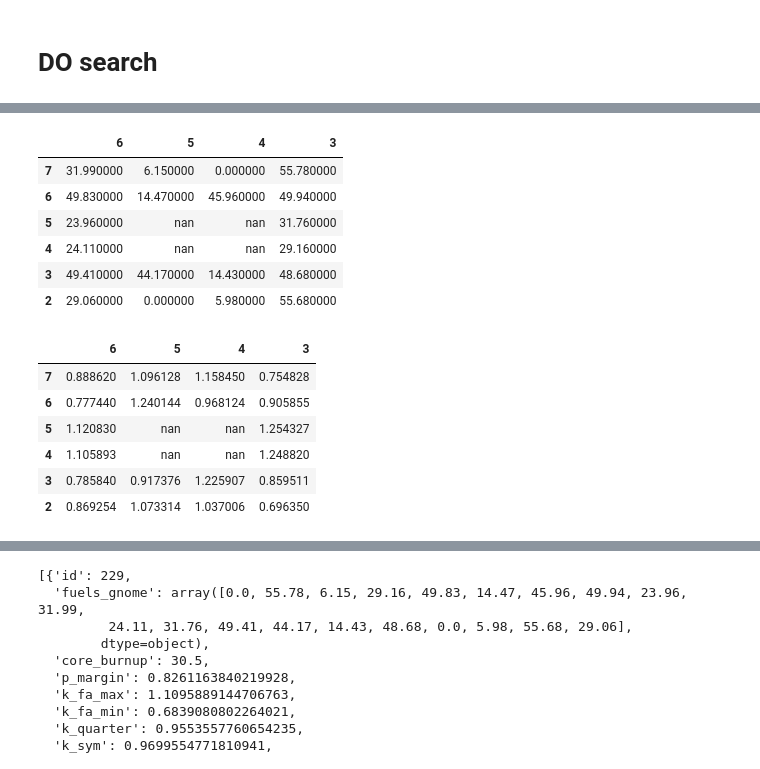
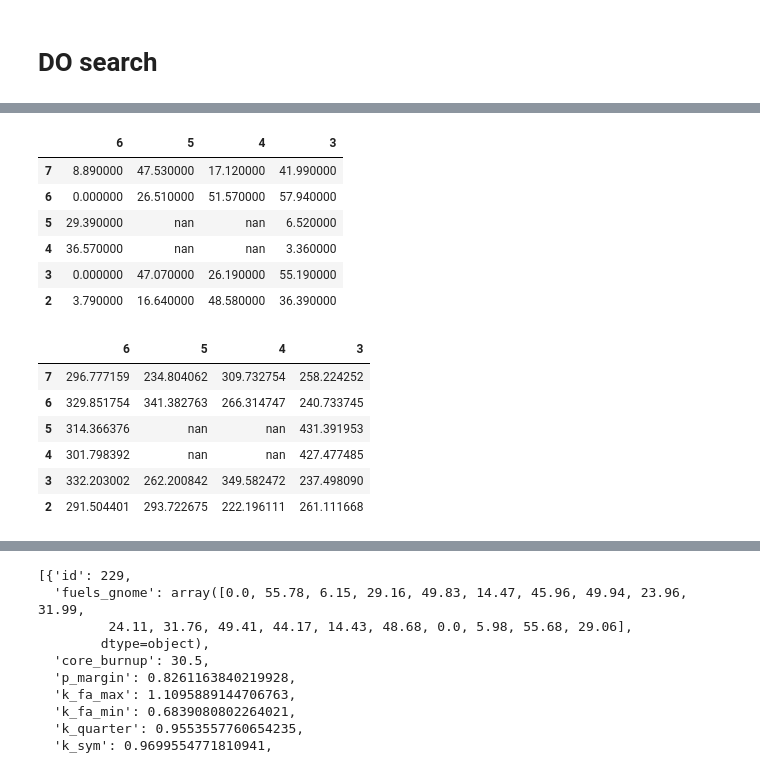
Before and after one commit to mrzlkaaa/core_ununiformity, a Jupyter notebook: main/NSGAii_1.ipynb, the cells around one changed output, grey strips where cells are left out. Saved outputs shown, nothing was run; the diff lists cells and outputs as text; code cells hidden in the pictures.

```diff
--- a/main/NSGAii_1.ipynb
+++ b/main/NSGAii_1.ipynb
@@ -49,7 +49,7 @@ df
 p_cols = dis.CORE_PARTS["percentage"]["ALL_CELLS"]
 t_cols = dis.CORE_PARTS["fuel_type"]["ALL_CELLS"]
 # %%
-ancestor_0 = df.loc[9, :]
+ancestor_0 = df.loc[5, :]
 # %%
 ancestor_0[p_cols] = [float("{:.2f}".format(i)) for i in ancestor_0[p_cols].to_numpy() ]
 # %% [output]
@@ -77,14 +80,13 @@ ga = NSGAII.no_fuel_mask(
     ancestor_0.loc[p_cols].to_numpy(),
     ancestor_0.loc[t_cols].to_numpy(),
     objective_keys = ["k_sym", "k_quarter", "k_left_right"],
-    full_symmetry = True,
-    population_size=100,
-    permutation_mutation_probability=0.3,
-    mutation_probabilty_fresh_fuel=0.5,
-    fitness_weights=weights,
+    population_size=150,
+    permutation_mutation_probability=0.0,
+    mutation_probabilty_fresh_fuel=0.4,
     workers=6
 )
 indiv = Individual(
     fuel_map=ga.fuel_map,
     dynamic_fuels_gnome_ind=ga.dynamic_fuels_gnome_ind,
+    fitness_score_code="nsgaii"
 )
@@ -120,9 +127,9 @@ True
 random.seed(42)
 trained_population = ga.search(
     generations=100,
-    population_score=0.96,
-    ind_score=0.97,
-    maxtime_limit=300
+    population_score=0.93,
+    ind_score=0.95,
+    maxtime_limit=600
 )
 trained_population
 # %% [output]
@@ -147,27 +170,27 @@ IndexError: list index out of range
 # %%
-picked = trained_population[20]["fuels_gnome"]
+picked = trained_population[0]["fuels_gnome"]
 dis.display(picked)
 # %% [output]
 |  | 6 | 5 | 4 | 3 |
-| 7 | 31.990000 | 6.150000 | 0.000000 | 55.780000 |
-| 6 | 49.830000 | 14.470000 | 45.960000 | 49.940000 |
-| 5 | 23.960000 | nan | nan | 31.760000 |
-| 4 | 24.110000 | nan | nan | 29.160000 |
-| 3 | 49.410000 | 44.170000 | 14.430000 | 48.680000 |
-| 2 | 29.060000 | 0.000000 | 5.980000 | 55.680000 |
+| 7 | 8.890000 | 47.530000 | 17.120000 | 41.990000 |
+| 6 | 0.000000 | 26.510000 | 51.570000 | 57.940000 |
+| 5 | 29.390000 | nan | nan | 6.520000 |
+| 4 | 36.570000 | nan | nan | 3.360000 |
+| 3 | 0.000000 | 47.070000 | 26.190000 | 55.190000 |
+| 2 | 3.790000 | 16.640000 | 48.580000 | 36.390000 |
 # %%
 dis.display(
         Stacking.predict(
             indiv._fuels_gnome_refactorer(indiv, np.asarray(picked)),
             nonuniformity
-    ).loc[0, :],
+    ).loc[0, :]*300,
     dt="_s"
 )
 # %% [output]
 |  | 6 | 5 | 4 | 3 |
-| 7 | 0.888620 | 1.096128 | 1.158450 | 0.754828 |
-| 6 | 0.777440 | 1.240144 | 0.968124 | 0.905855 |
-| 5 | 1.120830 | nan | nan | 1.254327 |
-| 4 | 1.105893 | nan | nan | 1.248820 |
-| 3 | 0.785840 | 0.917376 | 1.225907 | 0.859511 |
-| 2 | 0.869254 | 1.073314 | 1.037006 | 0.696350 |
+| 7 | 296.777159 | 234.804062 | 309.732754 | 258.224252 |
+| 6 | 329.851754 | 341.382763 | 266.314747 | 240.733745 |
+| 5 | 314.366376 | nan | nan | 431.391953 |
+| 4 | 301.798392 | nan | nan | 427.477485 |
+| 3 | 332.203002 | 262.200842 | 349.582472 | 237.498090 |
+| 2 | 291.504401 | 293.722675 | 222.196111 | 261.111668 |
```
Also changed, not shown: parts of 12 cells of this notebook, 4 other files.
